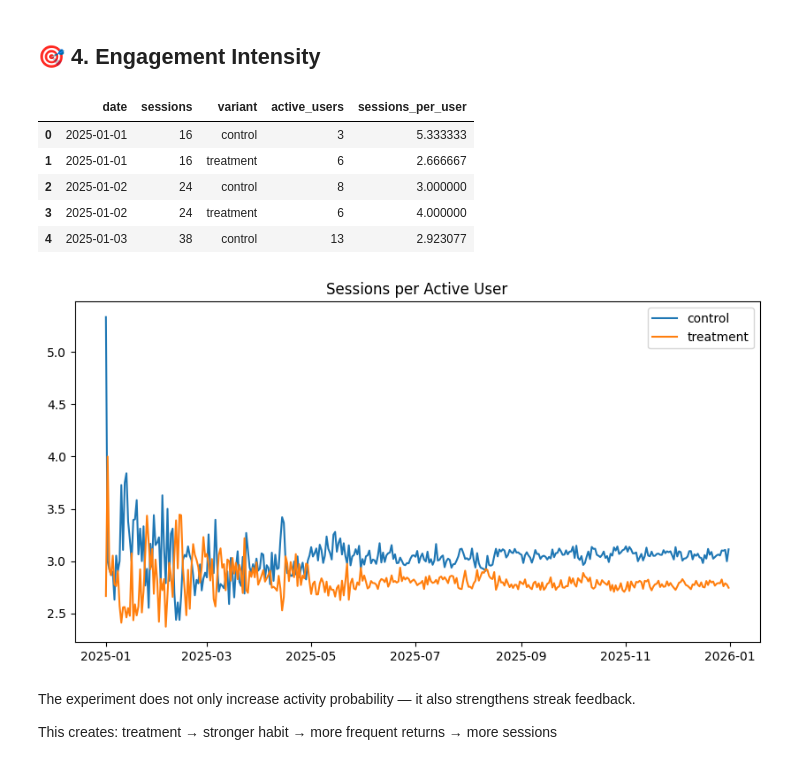
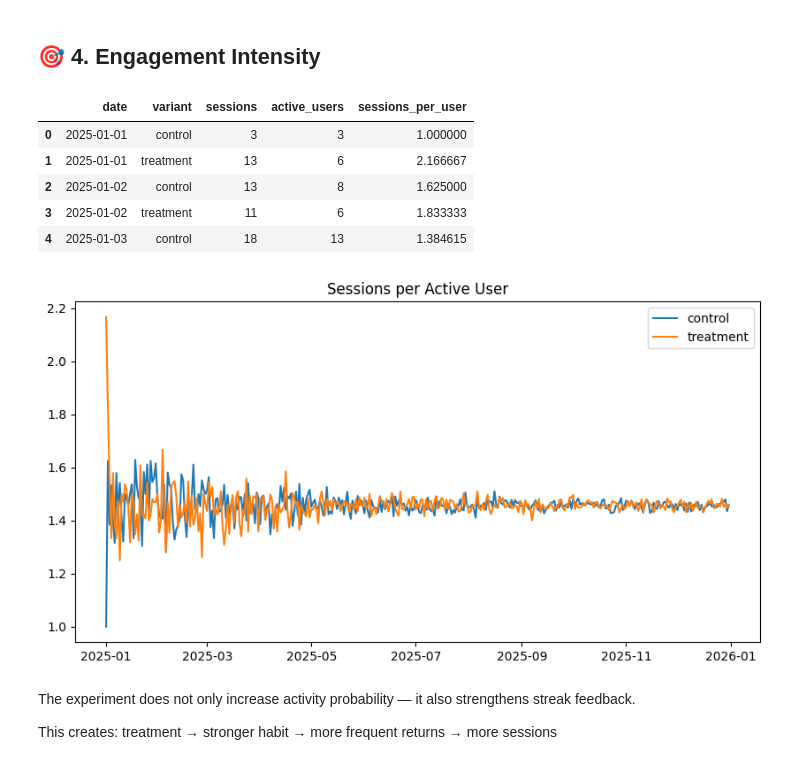
Before and after one commit to Jinmyung98/duolingo-growth-model-jinmyung, a Jupyter notebook: notebooks/01_phase1_growth_analysis.ipynb, the cells around one changed output. Drawn from its saved outputs; the diff is of its cells as text; code cells hidden in the pictures.

```diff
--- a/notebooks/01_phase1_growth_analysis.ipynb
+++ b/notebooks/01_phase1_growth_analysis.ipynb
@@ -120,31 +120,32 @@ consistent with the maturity-weighted treatment effect.
 # %% [markdown]
 ## 🎯 4. Engagement Intensity
 # %%
-sess_per_user = compute_sessions_per_user(
+sessions_per_user = compute_sessions_per_user(
     sessions,
-    events,
-    group_cols=["variant"]
+    events=events,
+    users=users,
+    group_cols=("variant",),
 )
 
-sess_per_user.head()
+sessions_per_user.head()
 # %% [output]
-|  | date | sessions | variant | active_users | sessions_per_user |
-| 0 | 2025-01-01 | 16 | control | 3 | 5.333333 |
-| 1 | 2025-01-01 | 16 | treatment | 6 | 2.666667 |
-| 2 | 2025-01-02 | 24 | control | 8 | 3.000000 |
-| 3 | 2025-01-02 | 24 | treatment | 6 | 4.000000 |
-| 4 | 2025-01-03 | 38 | control | 13 | 2.923077 |
+|  | date | variant | sessions | active_users | sessions_per_user |
+| 0 | 2025-01-01 | control | 3 | 3 | 1.000000 |
+| 1 | 2025-01-01 | treatment | 13 | 6 | 2.166667 |
+| 2 | 2025-01-02 | control | 13 | 8 | 1.625000 |
+| 3 | 2025-01-02 | treatment | 11 | 6 | 1.833333 |
+| 4 | 2025-01-03 | control | 18 | 13 | 1.384615 |
 # %%
 fig, ax = plt.subplots(figsize=(10,5))
-for v in sess_per_user["variant"].unique():
-    sub = sess_per_user[sess_per_user["variant"] == v]
+for v in sessions_per_user["variant"].unique():
+    sub = sessions_per_user[sessions_per_user["variant"] == v]
     ax.plot(sub["date"], sub["sessions_per_user"], label=v)
 
 ax.set_title("Sessions per Active User")
 ax.legend()
 plt.show()
 # %% [output]
-[figure, old version]
+[figure, new version]
 # %% [markdown]
 The experiment does not only increase activity probability —
 it also strengthens streak feedback.
```
Also changed, not shown: parts of 4 cells of this notebook, 14 other files.
